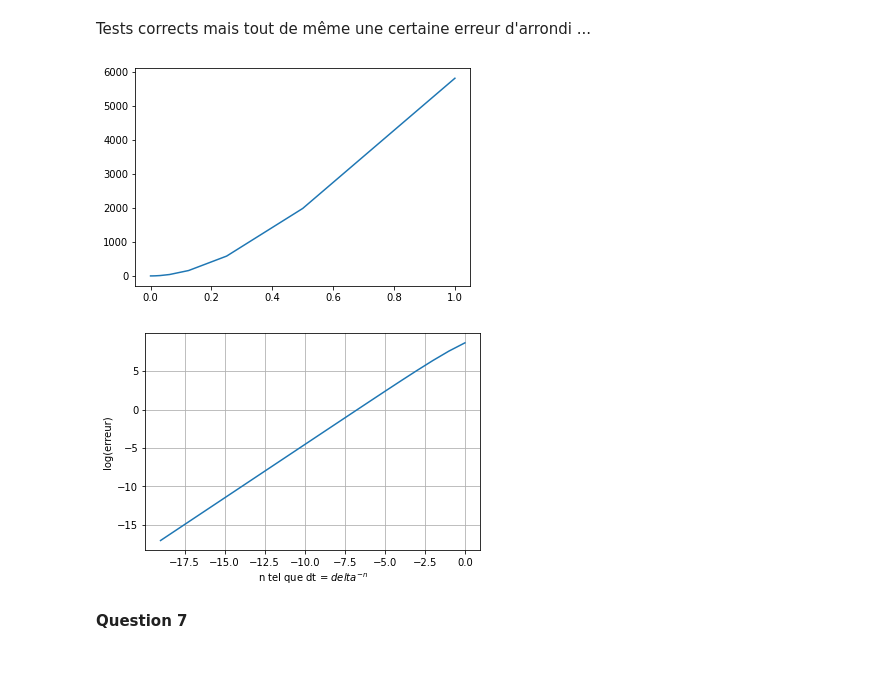
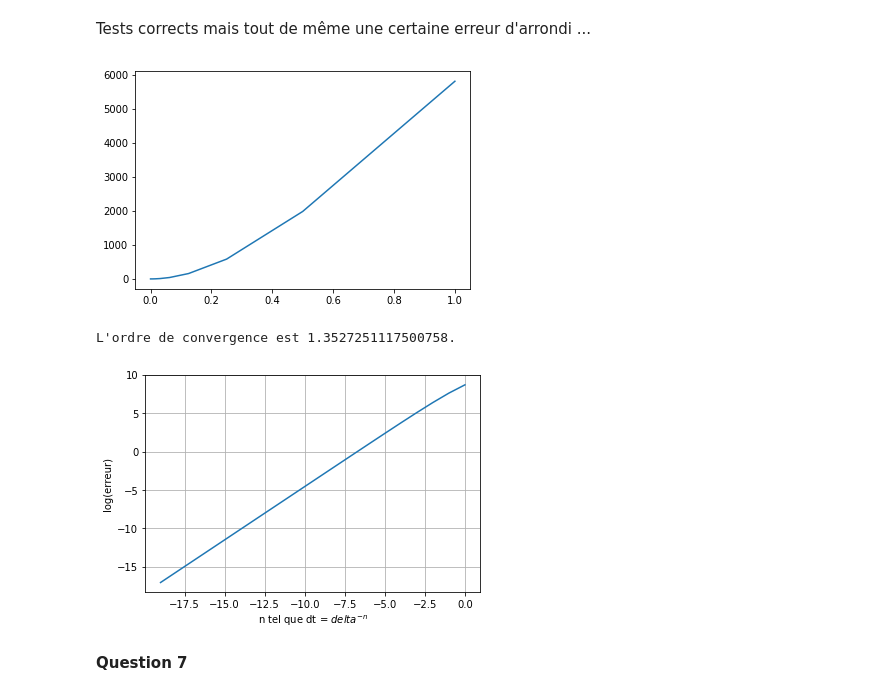
Before and after one commit to laureb01/Lotka-Volterra, a Jupyter notebook: Rendu.ipynb, the cells around one changed output. Saved outputs shown, nothing was run; the diff lists cells and outputs as text; code cells hidden in the pictures; blank space fills up the shorter version.

```diff
--- a/Rendu.ipynb
+++ b/Rendu.ipynb
@@ -244,17 +256,23 @@ def ordre_convergence(f, x0, t0, tf, delta, sol_theo):
         t, exp = solve_euler_explicit(f, x0, dt, t0, tf)
         theo = sol_theo(t)
         erreur[i] = max_erreur(theo, exp)
-    plt.plot(x, erreur);
-    plt.show()
-    plt.plot(-np.log(x)/(log(1/2)), np.log(erreur))
-    plt.grid()
-    plt.xlabel('n tel que dt = $delta^{-n}$')
-    plt.ylabel('log(erreur)')
+    return x, erreur
-# %%
-ordre_convergence(np.exp, 0, 0, 10, 1/2, np.exp)
-# %% [output]
-[figure, removed]
-[figure, removed]
+# %%
+x, erreur = ordre_convergence(np.exp, 0, 0, 10, 1/2, np.exp)
+log_x, log_erreur = -np.log(x)/(log(1/2)), np.log(erreur)
+
+plt.plot(x, erreur);
+plt.show()
+plt.plot(log_x, log_erreur)
+plt.grid()
+plt.xlabel('n tel que dt = $delta^{-n}$')
+plt.ylabel('log(erreur)')
+
+print(f"L'ordre de convergence est {(log_erreur[-1]-log_erreur[0])/(log_x[-1]-log_x[0])}.")
+# %% [output]
+[figure, added]
+L'ordre de convergence est 1.3527251117500758.
+[figure, added]
 # %% [markdown]
 **Question 7**
 # %%
```
Also changed, not shown: parts of 5 cells of this notebook.
